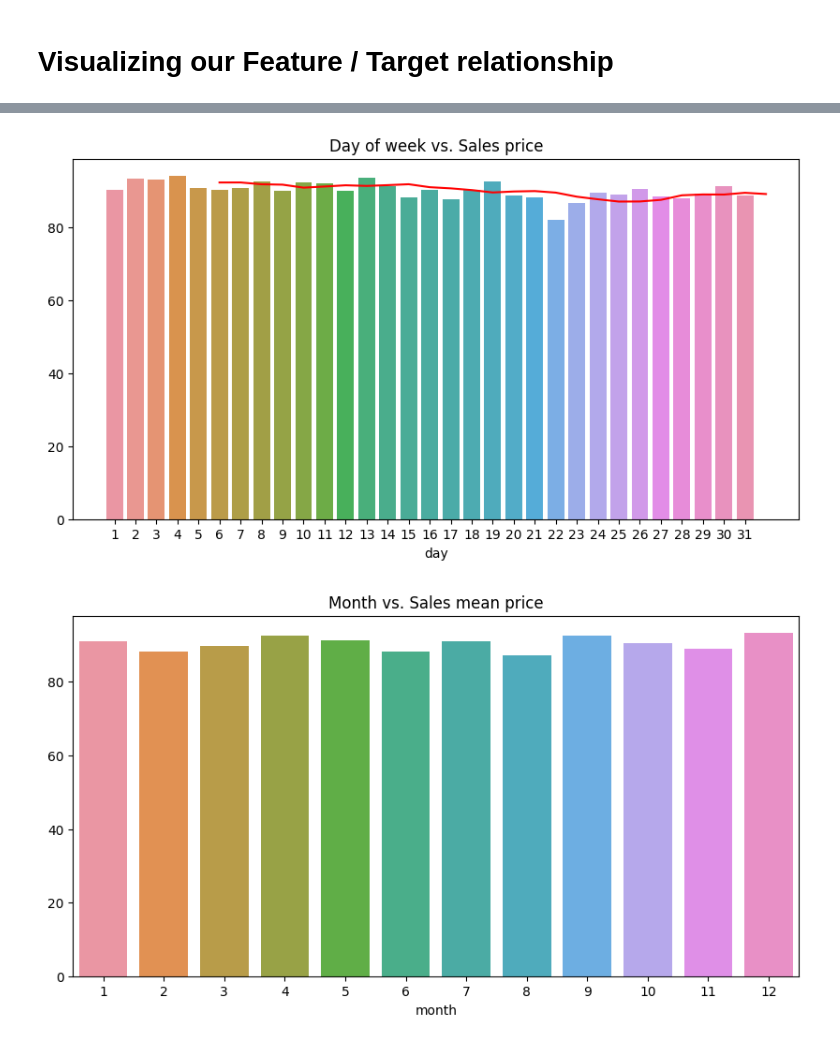
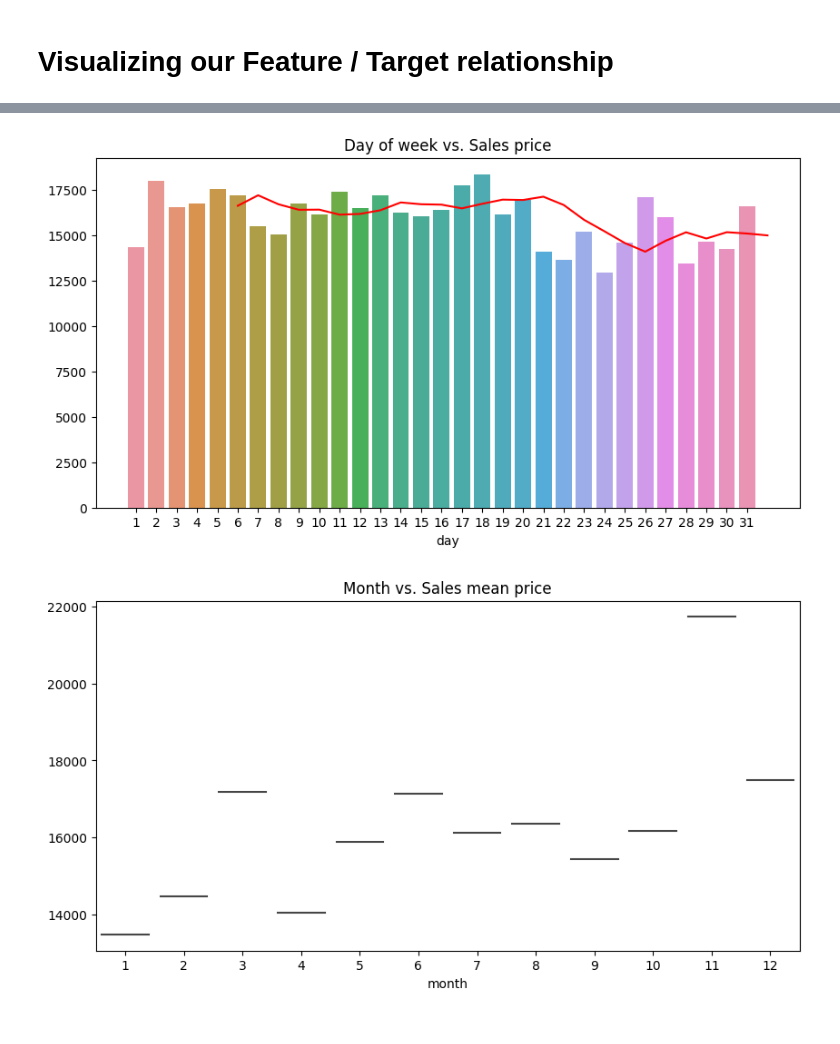
Before and after one commit to rpacco/olist_analysis, a Jupyter notebook: olist_analysis.ipynb, the cells around one changed output, grey strips where cells are left out. Saved outputs shown, nothing was run; the diff lists cells and outputs as text; code cells hidden in the pictures.

```diff
--- a/olist_analysis.ipynb
+++ b/olist_analysis.ipynb
@@ -263,6 +267,6 @@ plt.show()
 # %% [markdown]
 It seems that prior to 2017, the data available goes back to first days from October and continues with a gap of new data until first days of 2017. Considering that, it is reasonable to drop data before 2017.
 # %%
-df_forecast = df_forecast[df_forecast.index >= "2017-01-01"]
+df_forecast = df_forecast[df_forecast.index >= "2017-01-01"].resample("D").sum()
 df_forecast
 # %% [output]
@@ -330,7 +334,7 @@ df_forecast = create_features(df_forecast)
 # Visualizing our Feature / Target relationship
 # %%
 # selecting data for plot visualizations, excluded outliers > than 0.95 percentile
-plot_viz = df_forecast[df_forecast["price"] < df_forecast["price"].quantile(0.95)].drop(columns="product_category_name")
+plot_viz = df_forecast[df_forecast["price"] < df_forecast["price"].quantile(0.95)]
 plot_viz
 # %% [output]
 |  | price | dayofweek | day | weekyear | month | quarter | year | dayofyear |
@@ -362,14 +365,14 @@ sns.barplot(x=plot_viz.groupby("day").mean()["price"].index, y=plot_viz.groupby(
 plt.plot(plot_viz.groupby("day").mean()["price"].rolling(5).mean(), color="red")
 plt.title("Day of week vs. Sales price");
 # %% [output]
-[figure, old version]
+[figure, new version]
 # %%
 # barplot of month vs. mean sales price.
 plt.figure(figsize=(10,5))
-sns.barplot(x=plot_viz.groupby("month").mean()["price"].index, y=plot_viz.groupby("month").mean()["price"].values)
+sns.violinplot(x=plot_viz.groupby("month").mean()["price"].index, y=plot_viz.groupby("month").mean()["price"].values)
 plt.title("Month vs. Sales mean price");
 # %% [output]
-[figure, old version]
+[figure, new version]
 # %%
 # barplot of weekyear vs. mean sales price.
 plt.figure(figsize=(10,5))
```
Also changed, not shown: parts of 31 cells of this notebook.
